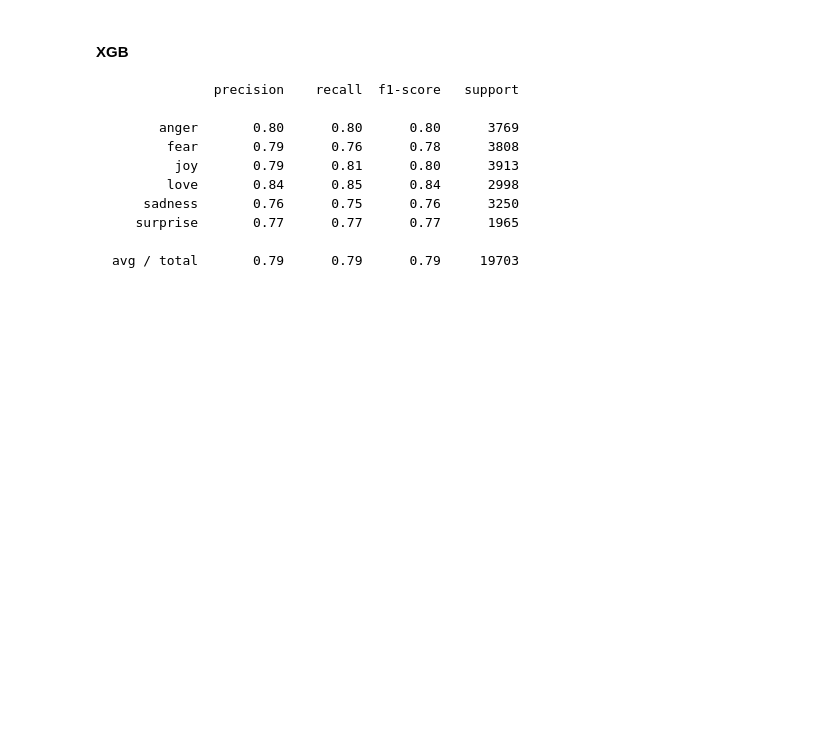
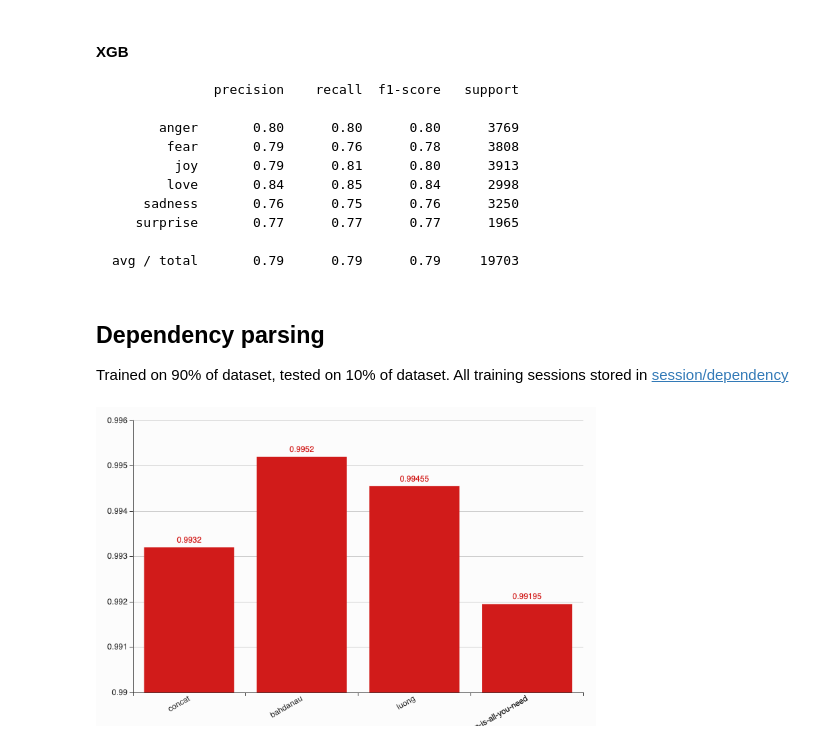
Before and after one commit to mesolitica/malaya, a Jupyter notebook: accuracy/models-accuracy.ipynb, the cells around one changed output. Drawn from its saved outputs; the diff is of its cells as text; code cells hidden in the pictures; blank space fills up the shorter version.

````diff
--- a/accuracy/models-accuracy.ipynb
+++ b/accuracy/models-accuracy.ipynb
@@ -848,3 +848,11 @@ avg / total       0.75      0.73      0.73     19703
 
 avg / total       0.79      0.79      0.79     19703
 ```
+# %% [markdown]
+## Dependency parsing
+
+Trained on 90% of dataset, tested on 10% of dataset. All training sessions stored in [session/dependency](https://github.com/huseinzol05/Malaya/tree/master/session/dependency)
+# %%
+display(Image('dependency-accuracy.png', width=500))
+# %% [output]
+[figure, added]
````
Also changed, not shown: parts of 5 cells of this notebook, 31 other files.
